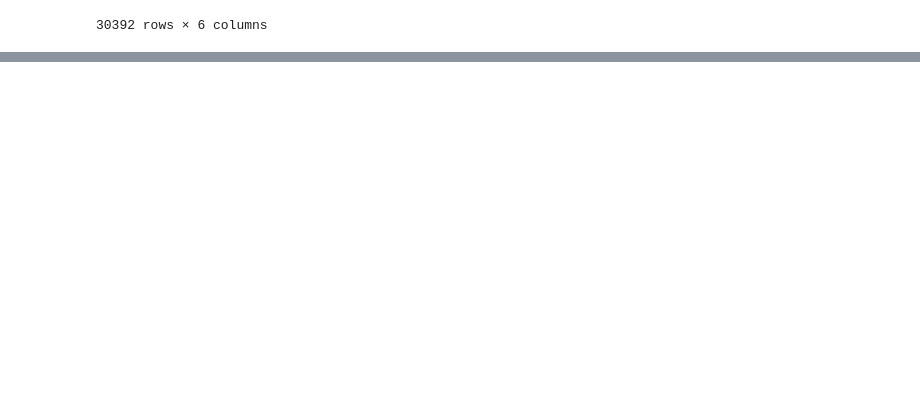
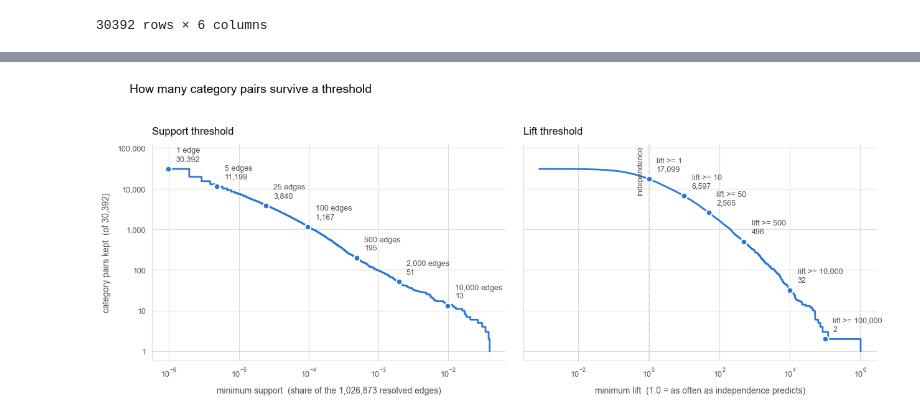
Before and after one commit to flamesmith/RecSystem, a Jupyter notebook: notebooks/complementary_categories.ipynb, the cells around one changed output, grey strips where cells are left out. Saved outputs shown, nothing was run; the diff lists cells and outputs as text; code cells hidden in the pictures; blank space fills up the shorter version.

```diff
--- a/notebooks/complementary_categories.ipynb
+++ b/notebooks/complementary_categories.ipynb
@@ -970,0 +518,98 @@ map_vs_observed[(map_vs_observed['source_cat2'] == map_vs_observed['src_cat_2'])
+# %%
+INK, INK_SOFT, GRID_LINE, SURFACE, SERIES = "#0b0b0b", "#52514e", "#dcdbd7", "#ffffff", "#2a78d6"
+
+
+def survival(values: pd.Series):
+    """Every distinct threshold, and how many pairs clear it."""
+    ordered = np.sort(np.asarray(values))
+    thresholds, first = np.unique(ordered, return_index=True)
+    return thresholds, len(ordered) - first
+
+
+def thin_marks(values, candidates, min_ratio=2.5):
+    """Keep only candidates far enough apart on the curve to be labelled.
+
+    Lift spans eight orders of magnitude, so a fixed list of round thresholds
+    bunches its low end into one spot -- 1, 2 and 5 sit almost on top of each
+    other. A candidate is kept only once the surviving count has fallen by
+    `min_ratio` since the last one kept, which spaces the labels out on any
+    distribution rather than on this one.
+    """
+    kept, last = [], None
+    for mark in candidates:
+        remaining = int((values >= mark).sum())
+        if remaining == 0:
+            break
+        if last is None or remaining <= last / min_ratio:
+            kept.append((mark, remaining))
+            last = remaining
+    return kept
+
+
+def draw_survival(ax, values, candidates, mark_label, xlabel, title):
+    x, y = survival(values)
+    ax.step(x, y, where="post", color=SERIES, lw=2, solid_capstyle="round")
+
+    # Direct labels at a few readable thresholds, not a number per point.
+    for mark, remaining in thin_marks(values, candidates):
+        ax.plot([mark], [remaining], "o", ms=7, color=SERIES,
+                mec=SURFACE, mew=1.5, zorder=3, clip_on=False)
+        ax.annotate(f"{mark_label(mark)}\n{remaining:,}",
+                    (mark, remaining), textcoords="offset points", xytext=(9, 7),
+                    fontsize=9, color=INK_SOFT, ha="left", va="bottom")
+
+    ax.set_xscale("log")
+    ax.set_yscale("log")
+    ax.set_ylim(top=y.max() * 4)  # headroom so the top label clears the title
+    ax.set_xlabel(xlabel, fontsize=10, color=INK_SOFT, labelpad=8)
+    ax.set_title(title, fontsize=12, color=INK, loc="left", pad=12)
+    ax.yaxis.set_major_formatter(FuncFormatter(lambda v, _: f"{v:,.0f}"))
+    ax.set_facecolor(SURFACE)  # explicit, so an ambient style cannot repaint it
+    ax.grid(True, which="major", color=GRID_LINE, lw=0.8)
+    ax.grid(False, which="minor")
+    ax.set_axisbelow(True)
+    for side in ("top", "right"):
+        ax.spines[side].set_visible(False)
+    for side in ("left", "bottom"):
+        ax.spines[side].set_visible(True)
+        ax.spines[side].set_color(GRID_LINE)
+    ax.tick_params(colors=INK_SOFT, labelsize=9)
+
+
+fig, (ax_support, ax_lift) = plt.subplots(1, 2, figsize=(13, 5.2), sharey=True)
+fig.patch.set_facecolor(SURFACE)
+
+# Support reads more naturally as an edge count, so the labelled thresholds are
+# whole numbers of co-purchases converted to their share of the traffic.
+EDGE_MARKS = [1, 5, 25, 100, 500, 2_000, 10_000]
+draw_survival(
+    ax_support,
+    pair_stats["support"],
+    candidates=[k / n_edges for k in EDGE_MARKS],
+    mark_label=lambda t: f"{round(t * n_edges):,} edge" + ("s" if round(t * n_edges) > 1 else ""),
+    xlabel=f"minimum support  (share of the {n_edges:,} resolved edges)",
+    title="Support threshold",
+)
+
+LIFT_MARKS = [1, 2, 5, 10, 25, 50, 100, 500, 1_000, 10_000, 100_000]
+ax_lift.axvline(1, color=GRID_LINE, lw=1.5, ls="--", zorder=1)
+ax_lift.annotate("independence", (1, len(pair_stats) * 3.6), textcoords="offset points",
+                 xytext=(-5, 0), fontsize=9, color=INK_SOFT, ha="right", va="top",
+                 rotation=90)
+draw_survival(
+    ax_lift,
+    pair_stats["lift"],
+    candidates=LIFT_MARKS,
+    mark_label=lambda t: f"lift >= {t:,g}",
+    xlabel="minimum lift  (1.0 = as often as independence predicts)",
+    title="Lift threshold",
+)
+
+ax_support.set_ylabel(f"category pairs kept  (of {len(pair_stats):,})",
+                      fontsize=10, color=INK_SOFT, labelpad=8)
+fig.suptitle("How many category pairs survive a threshold", fontsize=14,
+             color=INK, x=0.045, ha="left", y=0.99)
+fig.tight_layout(rect=(0, 0, 1, 0.95))
+plt.show()
+# %% [output]
+[figure, added]
```
Also changed, not shown: parts of 22 cells of this notebook.
